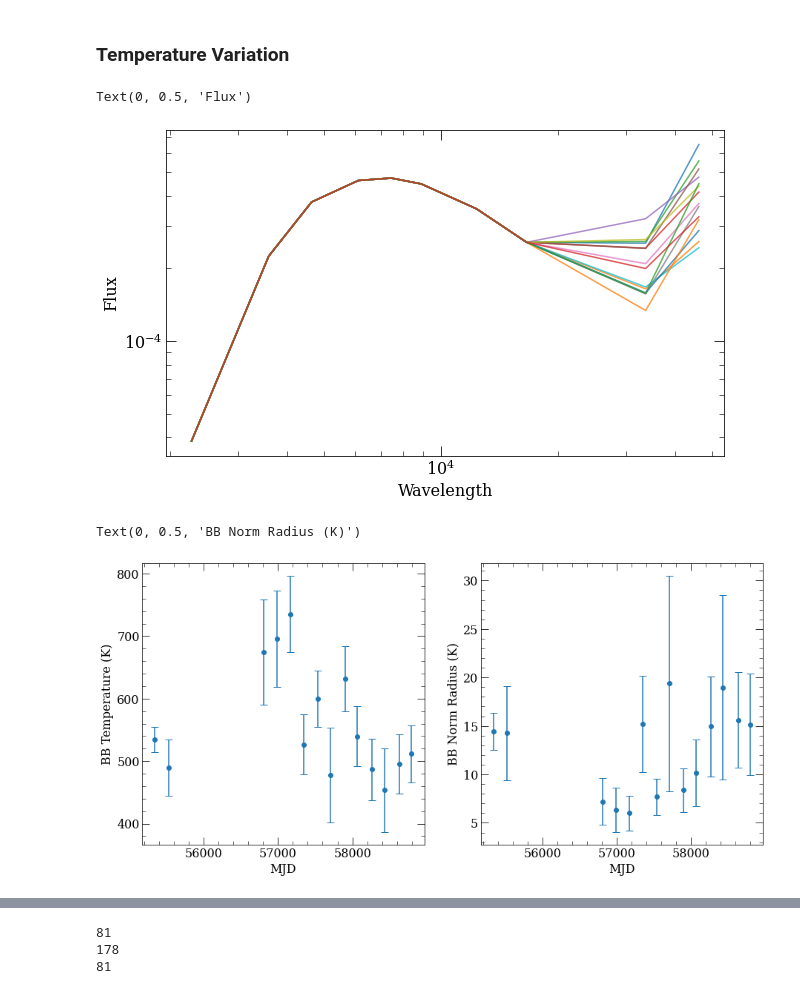
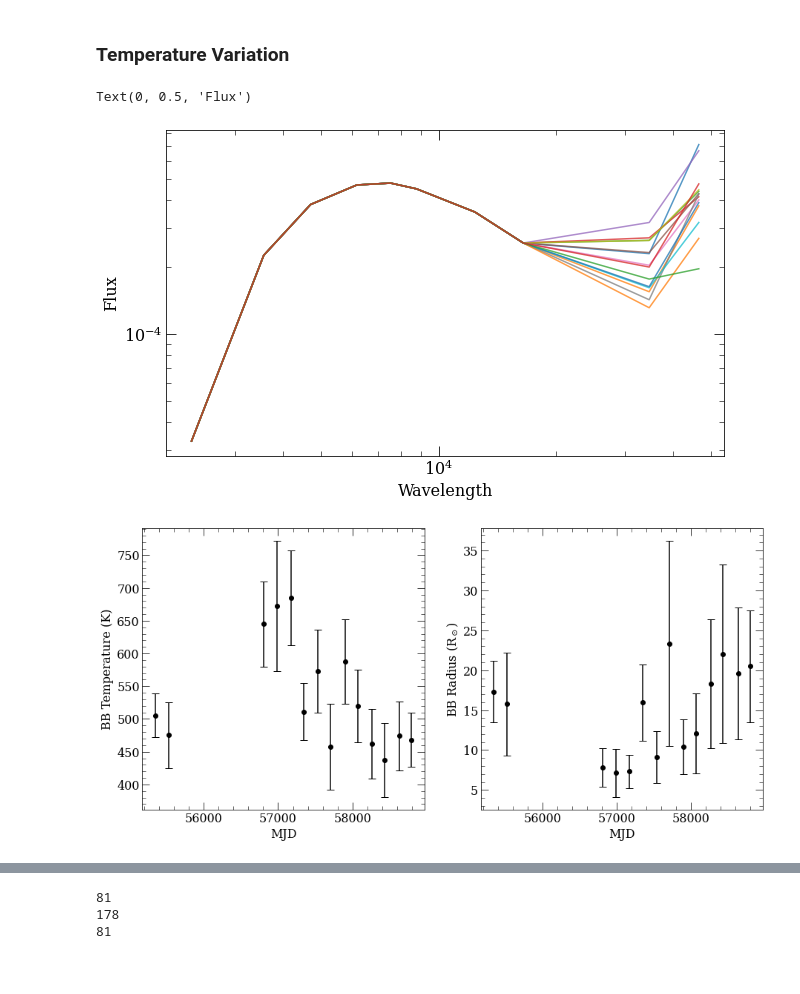
Before and after one commit to renlliang3/d62, a Jupyter notebook: 03_wise_lc_pm.ipynb, the cells around one changed output, grey strips where cells are left out. Saved outputs shown, nothing was run; the diff lists cells and outputs as text; code cells hidden in the pictures.

```diff
--- a/03_wise_lc_pm.ipynb
+++ b/03_wise_lc_pm.ipynb
@@ -204,6 +223,7 @@ initialized with atm_type = H and bands = ['W2']
 # %%
 stellar_model =  np.loadtxt('txt/stellar_model.txt')
 wls = np.loadtxt('txt/wls.txt')
+bestfit = np.loadtxt('txt/bestfit.txt')
 
 mjd = lc1.time.value
 
@@ -234,6 +254,9 @@ def bb_model(wl, T, R):
     return (sa * t1 / t2).to(u.Jy).value
 # %%
 p0 = [1000, 14]
+# %%
+def rob_std(array):
+    return (np.quantile(array, 0.84) - np.quantile(array, 0.16))/2
 # %%
 T = [];
 e_T = [];
@@ -241,7 +264,7 @@ e_T = [];
 R = [];
 e_R = [];
 
-nmc = 25
+nmc = 100
 
 plt.figure(figsize = (10, 6))
 
@@ -268,10 +291,10 @@ for ii in tqdm(range(len(flux1))):
         Ri.append(p[1])
 
     T.append(np.mean(Ti))
-    e_T.append(np.std(Ti))
+    e_T.append(rob_std(Ti))
 
     R.append(np.mean(Ri))
-    e_R.append(np.std(Ri))
+    e_R.append(rob_std(Ri))
 
 T = np.array(T)
 
@@ -282,25 +305,26 @@ plt.xlabel('Wavelength')
 plt.ylabel('Flux')
 # %% [output]
 Text(0, 0.5, 'Flux')
-[figure, old version]
+[figure, new version]
 # %%
 plt.figure(figsize = (15, 7))
 
-kw = dict(linestyle = 'none', marker = 'o', capsize = 5)
+kw = dict(linestyle = 'none', marker = 'o', capsize = 5, color = 'k')
 
 plt.subplot(121)
 plt.errorbar(mjd, T, yerr = e_T, **kw)
 plt.xlabel('MJD')
 plt.ylabel('BB Temperature (K)')
 
 plt.subplot(122)
 plt.errorbar(mjd, R, yerr = e_R, **kw)
 
 plt.xlabel('MJD')
-plt.ylabel('BB Norm Radius (K)')
+plt.ylabel('BB Radius (R$_\odot$)')
+
+plt.savefig('fig/bbfit_wise.pdf', bbox_inches = 'tight')
 # %% [output]
-Text(0, 0.5, 'BB Norm Radius (K)')
-[figure, old version]
+[figure, new version]
 # %%
 def Rin_bb(Tin, Rstar, Tstar):
     return (Rstar / 2) * (Tstar / Tin)**(2)
```
Also changed, not shown: parts of 28 cells of this notebook, 36 other files.
